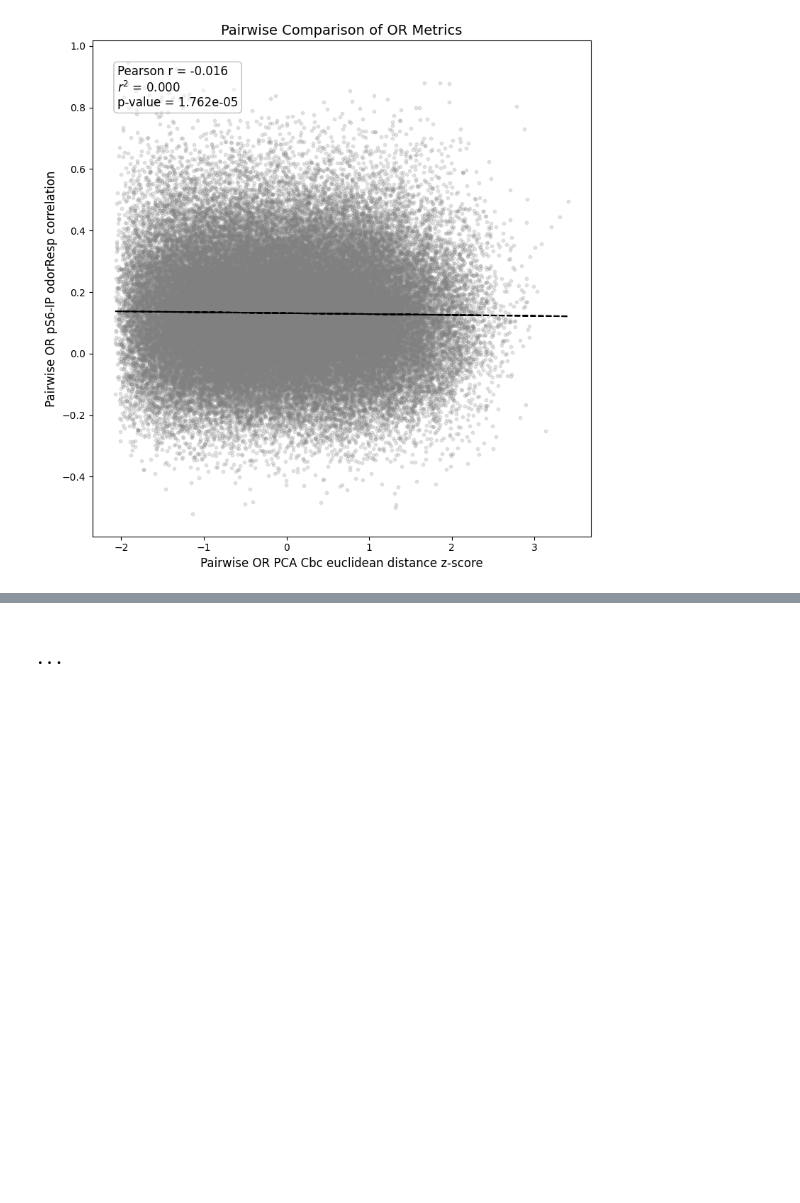
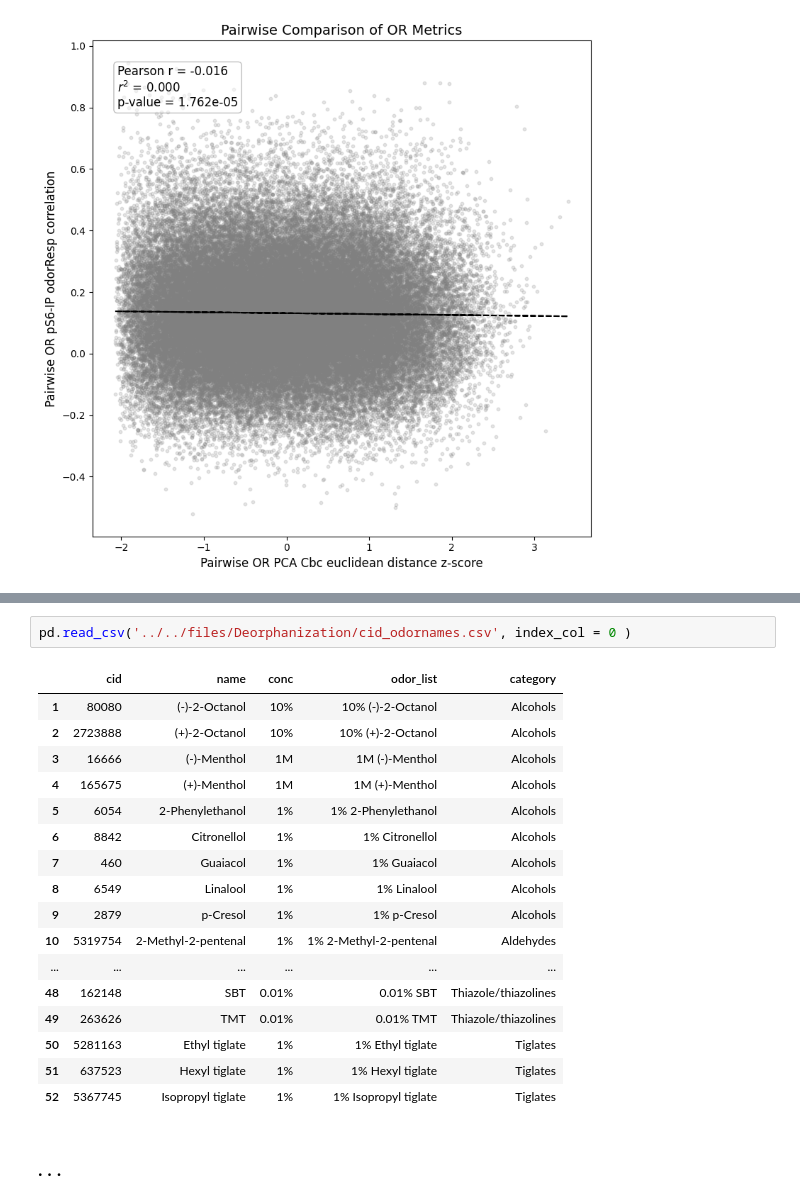
Before and after one commit to Justice-Lu/OR_learning, a Jupyter notebook: notebooks/binding_cavity/bc_1_Cbc_correlation.ipynb, the cells around one changed output, grey strips where cells are left out. Cells and saved outputs as stored; diff of their text form; blank space fills up the shorter version.

```diff
--- a/notebooks/binding_cavity/bc_1_Cbc_correlation.ipynb
+++ b/notebooks/binding_cavity/bc_1_Cbc_correlation.ipynb
@@ -473,2 +2012,22 @@ plt.show()
+# %%
+pd.read_csv('../../files/Deorphanization/cid_odornames.csv', index_col = 0 )
+# %% [output]
+|  | cid | name | conc | odor_list | category |
+| 1 | 80080 | (-)-2-Octanol | 10% | 10% (-)-2-Octanol | Alcohols |
+| 2 | 2723888 | (+)-2-Octanol | 10% | 10% (+)-2-Octanol | Alcohols |
+| 3 | 16666 | (-)-Menthol | 1M | 1M (-)-Menthol | Alcohols |
+| 4 | 165675 | (+)-Menthol | 1M | 1M (+)-Menthol | Alcohols |
+| 5 | 6054 | 2-Phenylethanol | 1% | 1% 2-Phenylethanol | Alcohols |
+| 6 | 8842 | Citronellol | 1% | 1% Citronellol | Alcohols |
+| 7 | 460 | Guaiacol | 1% | 1% Guaiacol | Alcohols |
+| 8 | 6549 | Linalool | 1% | 1% Linalool | Alcohols |
+| 9 | 2879 | p-Cresol | 1% | 1% p-Cresol | Alcohols |
+| 10 | 5319754 | 2-Methyl-2-pentenal | 1% | 1% 2-Methyl-2-pentenal | Aldehydes |
+| ... | ... | ... | ... | ... | ... |
+| 48 | 162148 | SBT | 0.01% | 0.01% SBT | Thiazole/thiazolines |
+| 49 | 263626 | TMT | 0.01% | 0.01% TMT | Thiazole/thiazolines |
+| 50 | 5281163 | Ethyl tiglate | 1% | 1% Ethyl tiglate | Tiglates |
+| 51 | 637523 | Hexyl tiglate | 1% | 1% Hexyl tiglate | Tiglates |
+| 52 | 5367745 | Isopropyl tiglate | 1% | 1% Isopropyl tiglate | Tiglates |
 # %% [markdown]
 ### . . .
```
Also changed, not shown: parts of 53 cells of this notebook, 46 other files.
